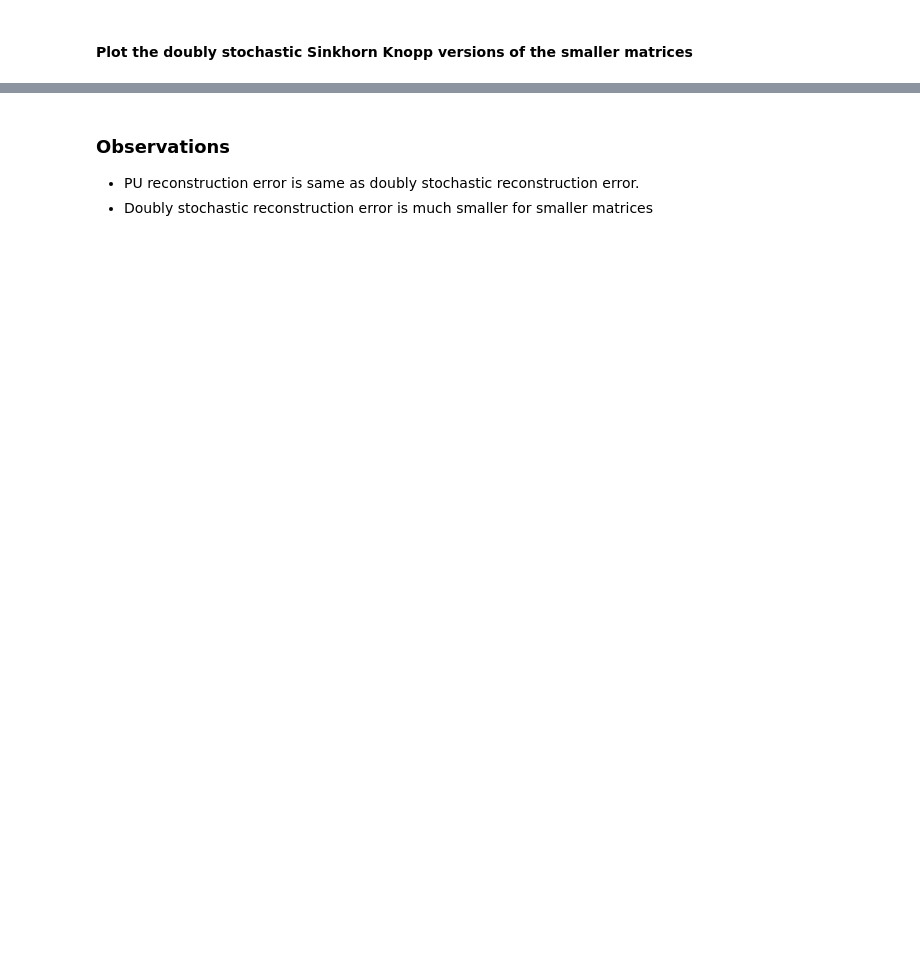
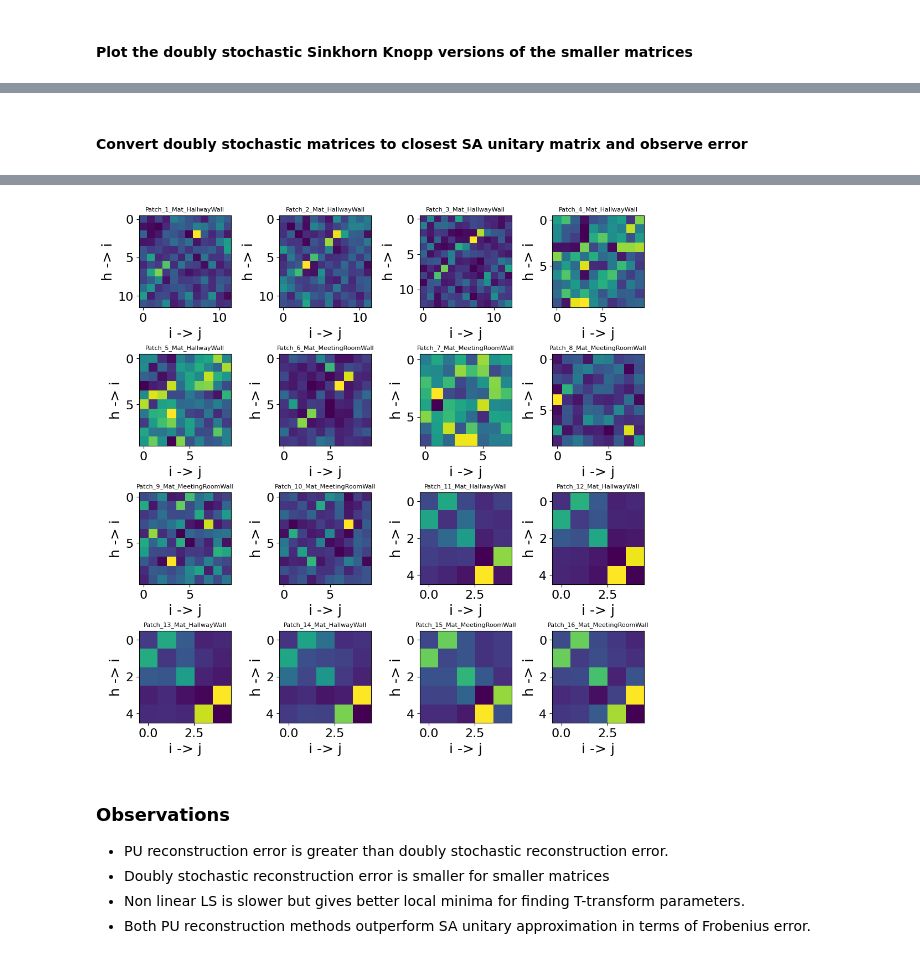
Before and after one commit to orchidas/MoD-ART, a Jupyter notebook: example usage/ertd_stochastic_to_paraunitary.ipynb, the cells around one changed output, grey strips where cells are left out. Cells and saved outputs as stored; diff of their text form; code cells hidden in the pictures; blank space fills up the shorter version.

Commit message:
added comparison with SA unitary approximation in notebook

```diff
--- a/example usage/ertd_stochastic_to_paraunitary.ipynb
+++ b/example usage/ertd_stochastic_to_paraunitary.ipynb
@@ -170,0 +287,34 @@ for i, ax in enumerate(axes.flat):
+# %% [markdown]
+#### Convert doubly stochastic matrices to closest SA unitary matrix and observe error
+# %%
+fig, axes = plt.subplots(4, 4, figsize=(10, 10), constrained_layout=True)
+art_matrix_sa_unitary_list = []
+
+for i, ax in enumerate(axes.flat):
+    try:
+        cur_art_ds_matrix = art_matrix_pruned_double_stochastic[i]
+        cur_mat_num_rows = cur_art_ds_matrix.shape[0]
+        start_time = time.perf_counter()
+
+        cur_art_sa_unit_matrix  = mm.closestSignAgnosticOrthonormal(np.sqrt(cur_art_ds_matrix))
+        end_time = time.perf_counter()
+        execution_time = end_time - start_time
+
+        art_matrix_sa_unitary_list.append(cur_art_sa_unit_matrix)
+        rel_err = np.linalg.norm(np.abs(cur_art_ds_matrix - cur_art_sa_unit_matrix**2) / cur_art_ds_matrix, ord='fro')
+
+        logger.info(f"SA Unitary reconstruction error: {db(rel_err):.4f} dB")
+        logger.info(f"Time taken: {execution_time:.3f}s")
+
+    except AssertionError as e:
+        logger.error(f"SA unitary reconstruction failed for {patch_labels[i]} scattering matrix of size {cur_mat_num_rows} x {cur_mat_num_rows}")
+        continue
+
+    ax.imshow(art_matrix_sa_unitary_list[i]**2, cmap='viridis', interpolation='nearest')
+    ax.set_title(f"{patch_labels[i]}", fontsize=8)
+    ax.set_xlabel("i -> j")
+    ax.set_ylabel("h -> i")
+
+plt.savefig(f'{fig_path.resolve()}/{environment_name}_sa_unitary_squared_art_matrices.png')
+plt.show()
+# %% [output]
@@ -171,4 +338,7 @@ for i, ax in enumerate(axes.flat):
+[figure, added]
 # %% [markdown]
 ### Observations
-- PU reconstruction error is same as doubly stochastic reconstruction error.
-- Doubly stochastic reconstruction error is much smaller for smaller matrices
+- PU reconstruction error is greater than doubly stochastic reconstruction error.
+- Doubly stochastic reconstruction error is smaller for smaller matrices
+- Non linear LS is slower but gives better local minima for finding T-transform parameters.
+- Both PU reconstruction methods outperform SA unitary approximation in terms of Frobenius error.
```
Also changed, not shown: parts of 10 cells of this notebook.
